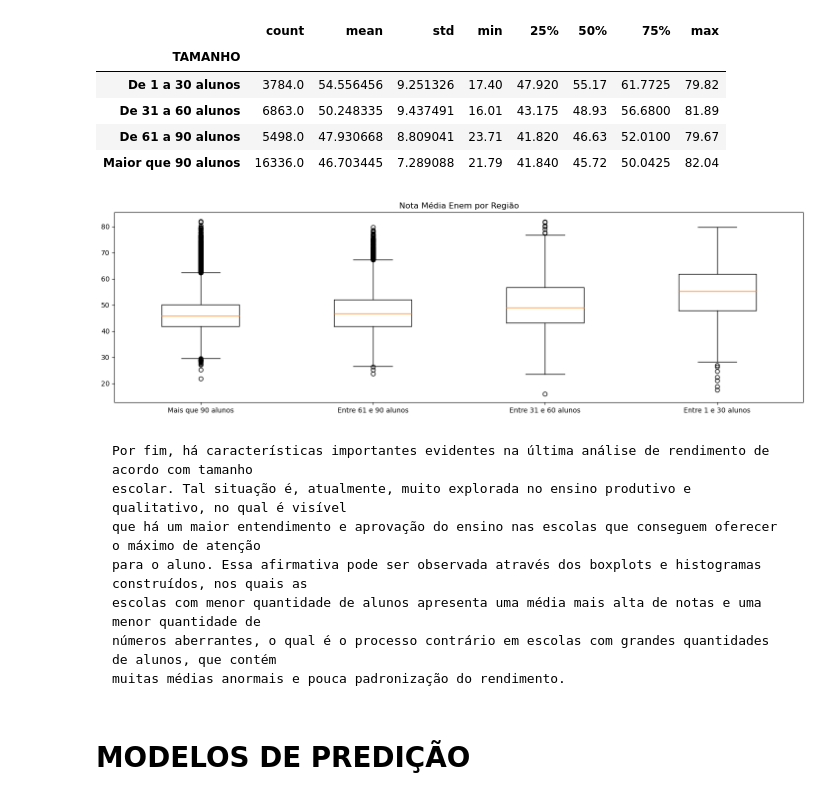
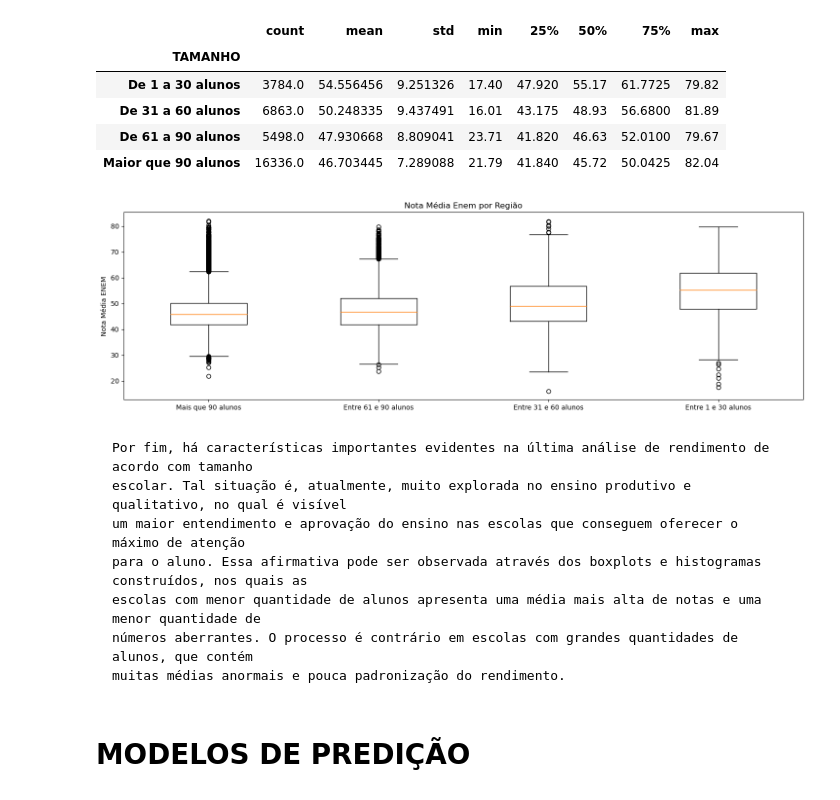
Before and after one commit to LuanaPLGuimaraes/Grupo12A_Projeto2_CDados, a Jupyter notebook: mineracao.ipynb, the cells around one changed output. Drawn from its saved outputs; the diff is of its cells as text; code cells hidden in the pictures.

```diff
--- a/mineracao.ipynb
+++ b/mineracao.ipynb
@@ -337,17 +339,18 @@ Estatísticas da Média Total do ENEM por Tamanho da Escola
 # %%
 plt.figure(figsize=(18,5))
 
 plt.boxplot([dados_90.MEDIA_TOTAL_ENEM, dados_61_90.MEDIA_TOTAL_ENEM, dados_31_60.MEDIA_TOTAL_ENEM, dados_1_30.MEDIA_TOTAL_ENEM], labels = ['Mais que 90 alunos', 'Entre 61 e 90 alunos', 'Entre 31 e 60 alunos', 'Entre 1 e 30 alunos'])
-plt.title('Nota Média Enem por Região');
+plt.title('Nota Média Enem por Região')
+plt.ylabel('Nota Média ENEM');
 # %% [output]
-[figure, old version]
+[figure, new version]
 # %% [markdown]
     Por fim, há características importantes evidentes na última análise de rendimento de acordo com tamanho
     escolar. Tal situação é, atualmente, muito explorada no ensino produtivo e qualitativo, no qual é visível
-    que há um maior entendimento e aprovação do ensino nas escolas que conseguem oferecer o máximo de atenção
+    um maior entendimento e aprovação do ensino nas escolas que conseguem oferecer o máximo de atenção
     para o aluno. Essa afirmativa pode ser observada através dos boxplots e histogramas construídos, nos quais as
     escolas com menor quantidade de alunos apresenta uma média mais alta de notas e uma menor quantidade de
-    números aberrantes, o qual é o processo contrário em escolas com grandes quantidades de alunos, que contém
+    números aberrantes. O processo é contrário em escolas com grandes quantidades de alunos, que contém
     muitas médias anormais e pouca padronização do rendimento.
 # %% [markdown]
 # MODELOS DE PREDIÇÃO
```
Also changed, not shown: parts of 5 cells of this notebook.
